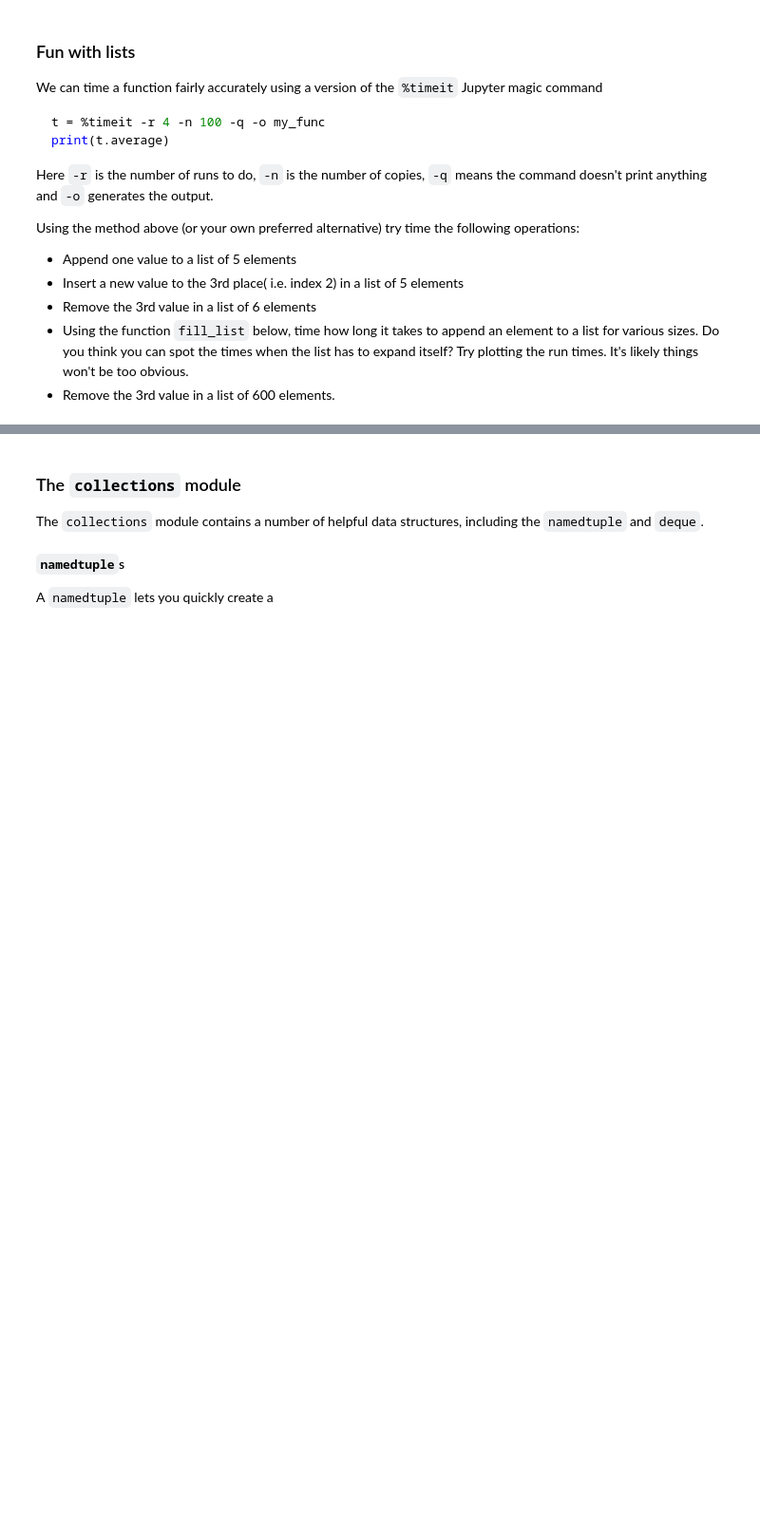
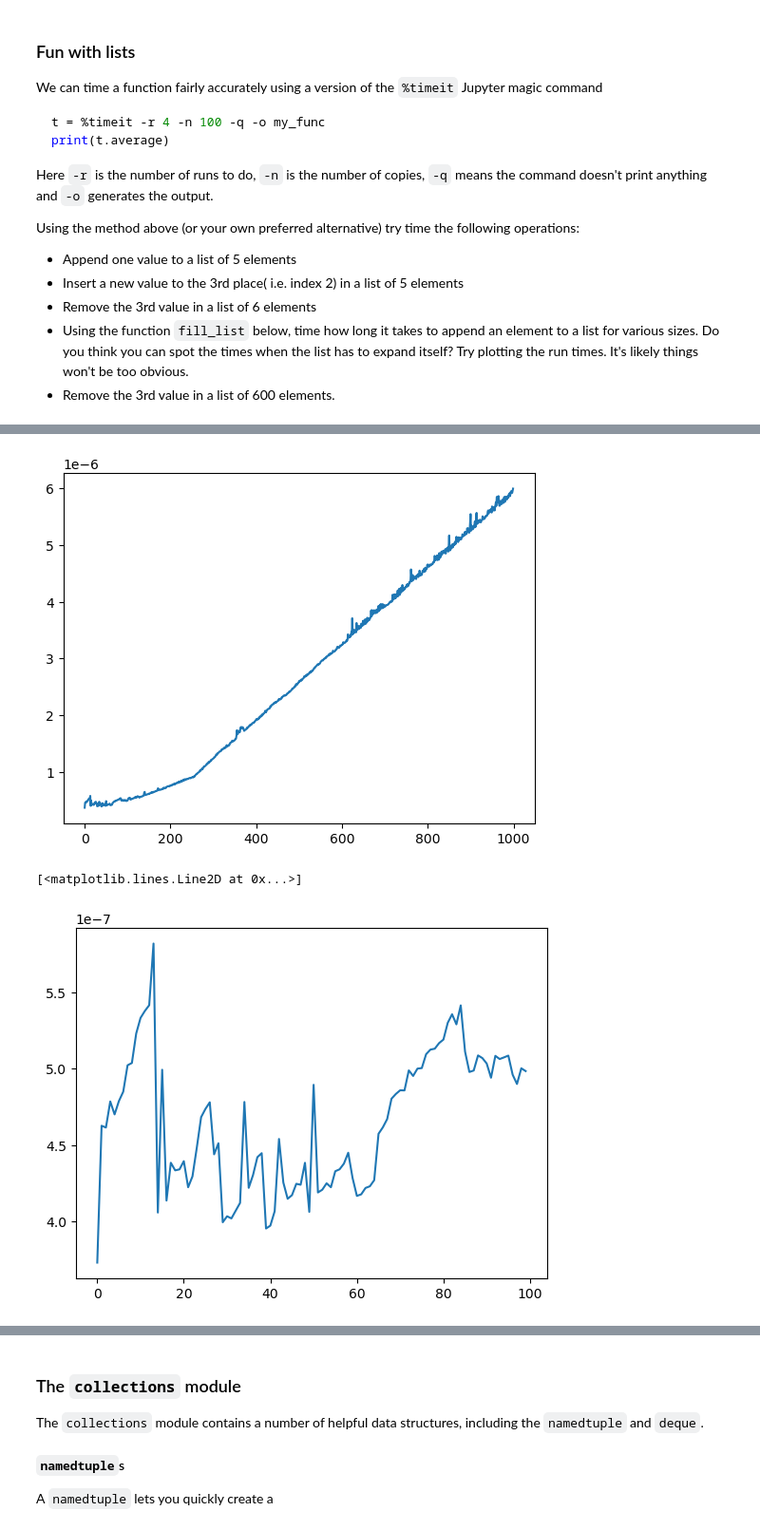
Before and after one commit to ColinWho/forsync, a Jupyter notebook: lectures/lecture04/Data Structures (Exercises).ipynb, the cells around one changed output, grey strips where cells are left out. Shown: that part at 95% size. Drawn from its saved outputs; the diff is of its cells as text; code cells hidden in the pictures; blank space fills up the shorter version.

```diff
--- a/lectures/lecture04/Data Structures (Exercises).ipynb
+++ b/lectures/lecture04/Data Structures (Exercises).ipynb
@@ -74,3 +127,17 @@ def fill_list(n):
+# %%
+time = []
+for i in range(1000):
+    t = %timeit -r 10 -n 100 -q -o fill_list(i)
+    time.append(t.average)
+# %%
+plt.plot(range(1000), time)
+plt.show()
+plt.plot(range(100), time[:100])
+#从结果上看， 基本是线性增长的， 但是在最初和大了之后，波动都比较大，应该是因为?, 尤其是10,11,12,13增大很快,14 又掉下去了
+# %% [output]
+[figure, added]
+[<matplotlib.lines.Line2D at 0x...>]
+[figure, added]
 # %% [markdown]
 ## Hashes and dicts:
 
```
Also changed, not shown: parts of 27 cells of this notebook, 34 other files.
